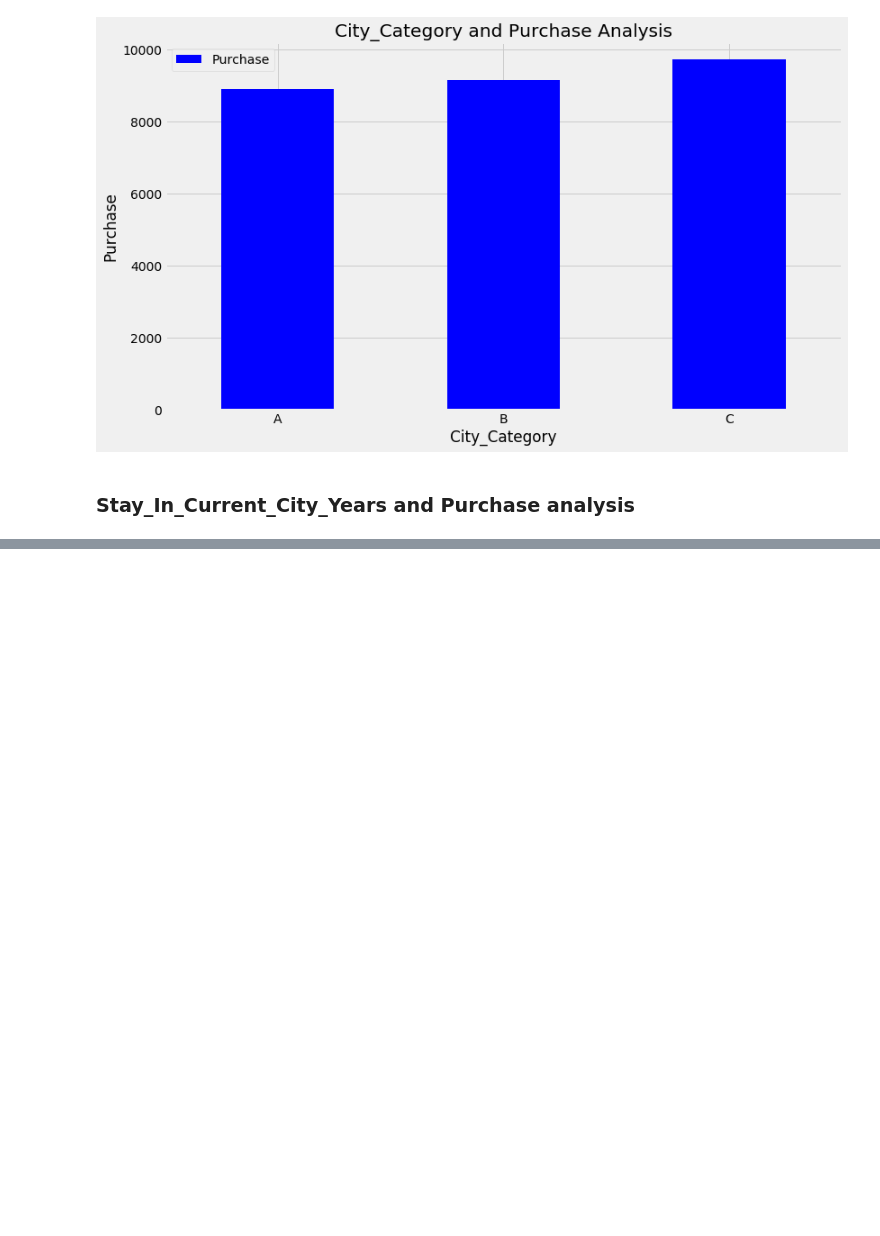
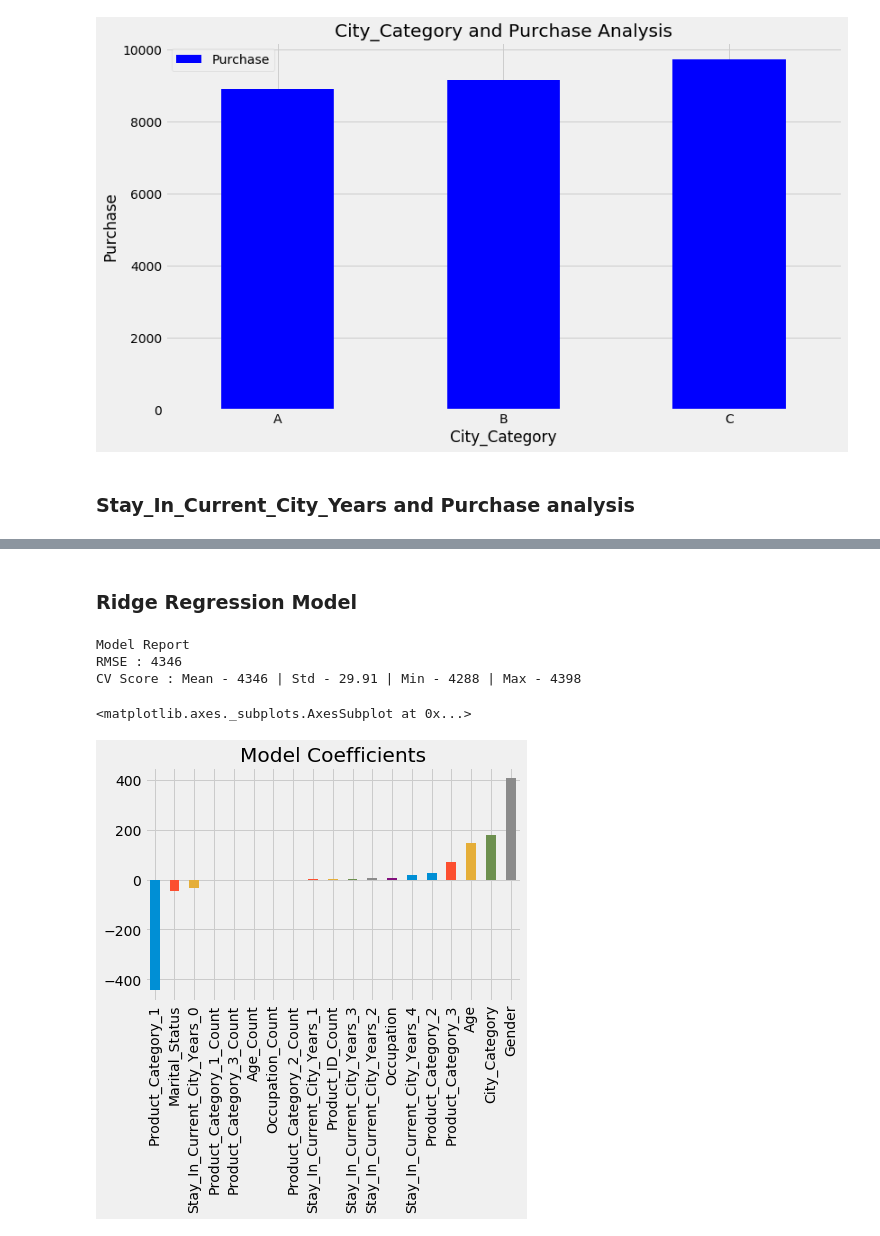
Before and after one commit to RaquelRufino/The-Black-Friday-Predictor, a Jupyter notebook: How_much_will_a_customer_spend?.ipynb, the cells around one changed output, grey strips where cells are left out. Drawn from its saved outputs; the diff is of its cells as text; code cells hidden in the pictures; blank space fills up the shorter version.

```diff
--- a/How_much_will_a_customer_spend?.ipynb
+++ b/How_much_will_a_customer_spend?.ipynb
@@ -237,0 +528,13 @@ KeyError: 'Stay_In_Current_City_Years '
+# %% [markdown]
+### Ridge Regression Model
+# %%
+RR = Ridge(alpha=0.05,normalize=True)
+modelfit(RR, train_df, test_df, predictors, target, IDcol, 'Dataset/RR.csv')
+coef1 = pd.Series(RR.coef_, predictors).sort_values()
+coef1.plot(kind='bar', title='Model Coefficients')
+# %% [output]
+Model Report
+RMSE : 4346
+CV Score : Mean - 4346 | Std - 29.91 | Min - 4288 | Max - 4398
+<matplotlib.axes._subplots.AxesSubplot at 0x...>
+[figure, added]
```
Also changed, not shown: parts of 33 cells of this notebook, 9 other files.
